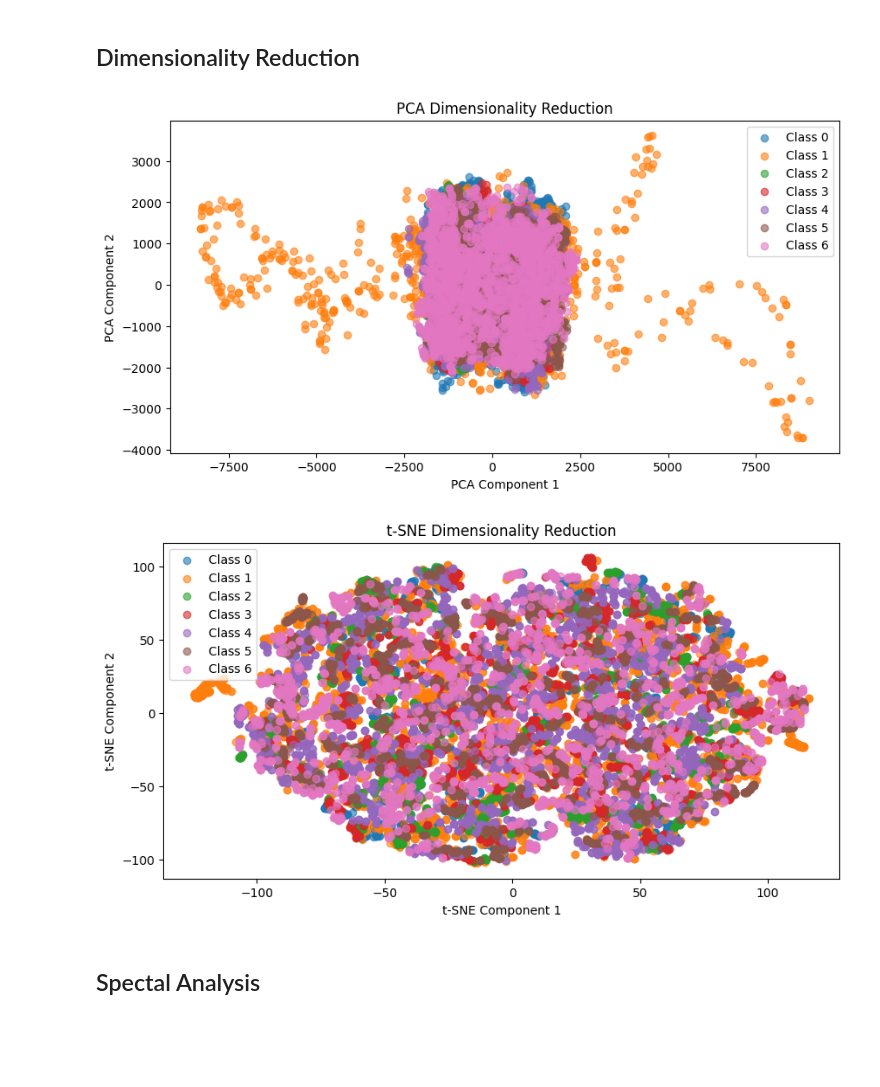
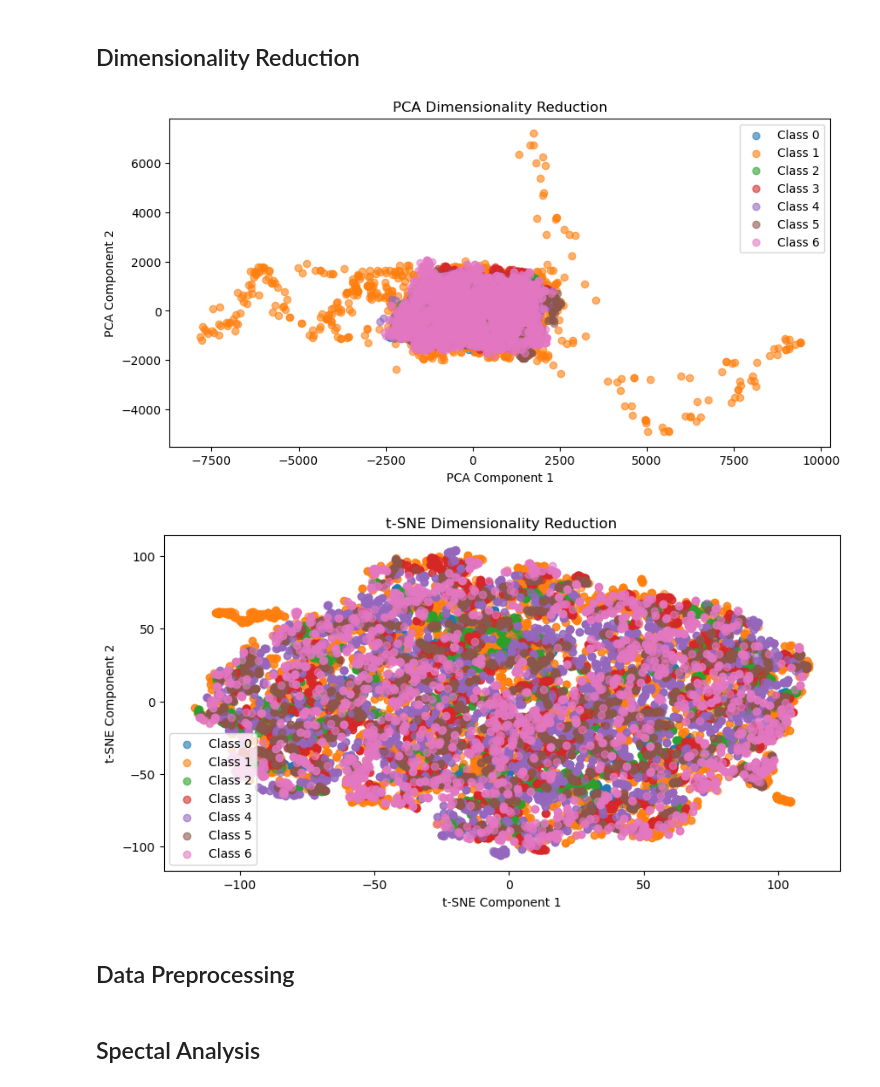
Before and after one commit to Incomprehensible/Real-Time-Gesture-Control-System-for-Precision-Control, a Jupyter notebook: pretraining/hand-gesture-recognition_custom_data.ipynb, the cells around one changed output. Drawn from its saved outputs; the diff is of its cells as text; code cells hidden in the pictures; blank space fills up the shorter version.

Commit message:
Modified minor things in data exploration scripts, improved classification results with prefiltering, updated EMG visualizations script.

```diff
--- a/pretraining/hand-gesture-recognition_custom_data.ipynb
+++ b/pretraining/hand-gesture-recognition_custom_data.ipynb
@@ -187,36 +219,67 @@ plt.show()
+# %%
+from scipy import signal
+from scipy.signal import butter
+from numpy import mean, std
+
+lf = 15
+hf = 400
+fs = 1150
+trim = 4*8*5
+bandpass_order = 3
+outlier_rejection_stds = 6
+
+def _remove_outliers(data):
+    data_mean, data_std = mean(data.flatten()), std(data.flatten())
+    cut_off = data_std * outlier_rejection_stds
+    lower, upper = data_mean - cut_off, data_mean + cut_off
+
+    outliers_removed = [x if x >= lower and x <= upper else 0.0 for x in data]
+    return outliers_removed
+
+def _remove_artefact(data):
+    data[:trim] = 0
+    return data
+
+def preprocess_data(data):
+    sos = butter(bandpass_order, (lf, hf), btype="bandpass", fs=fs, output="sos")
+    proc_data = signal.sosfilt(sos, data) # f
+    return proc_data
 # %% [markdown]
 ## Dimensionality Reduction
 # %%
 # PCA Dimensionality Reduction to 2 components
 pca = PCA(n_components=2)
-pca_result = pca.fit_transform(sensor_data)
+sensor_preproc = preprocess_data(sensor_data)
+pca_result = pca.fit_transform(sensor_preproc)
 
 # Plot PCA results
 plt.figure(figsize=(10, 5))
 for class_id in np.unique(labels):
     plt.scatter(pca_result[labels == class_id, 0], pca_result[labels == class_id, 1], label=f'Class {class_id}', alpha=0.6)
 plt.title("PCA Dimensionality Reduction")
 plt.xlabel("PCA Component 1")
 plt.ylabel("PCA Component 2")
 plt.legend()
 plt.show()
 
 # t-SNE Dimensionality Reduction to 2 components
 tsne = TSNE(n_components=2, perplexity=30, random_state=42)
-tsne_result = tsne.fit_transform(sensor_data)
+tsne_result = tsne.fit_transform(sensor_preproc)
 
 # Plot t-SNE results
 plt.figure(figsize=(10, 5))
 for class_id in np.unique(labels):
     plt.scatter(tsne_result[labels == class_id, 0], tsne_result[labels == class_id, 1], label=f'Class {class_id}', alpha=0.6)
 plt.title("t-SNE Dimensionality Reduction")
 plt.xlabel("t-SNE Component 1")
 plt.ylabel("t-SNE Component 2")
 plt.legend()
 plt.show()
 # %% [output]
-[figure, old version]
+[figure, new version]
-[figure, old version]
+[figure, new version]
+# %% [markdown]
+## Data Preprocessing
 # %% [markdown]
 ## Spectal Analysis
 # %%
```
Also changed, not shown: parts of 31 cells of this notebook, 7 other files.
